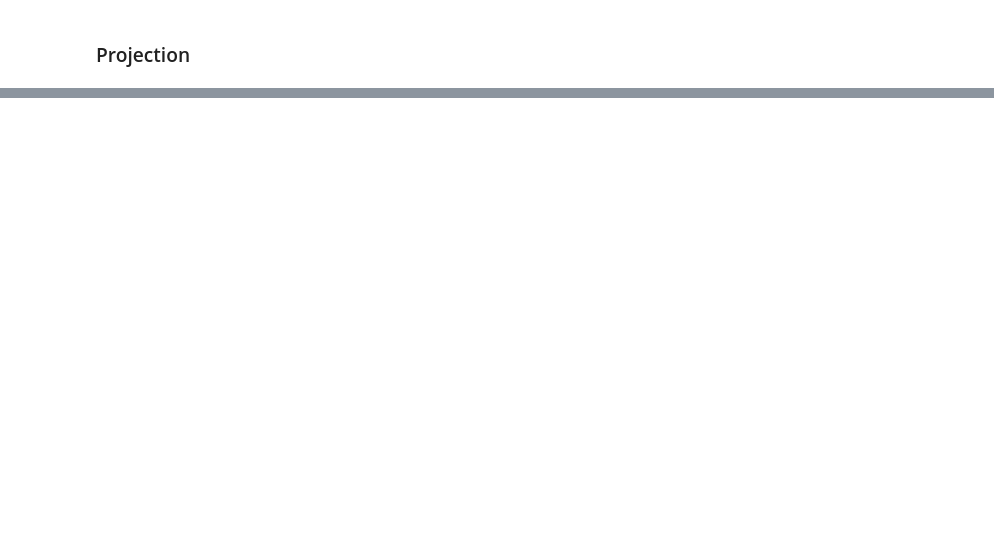
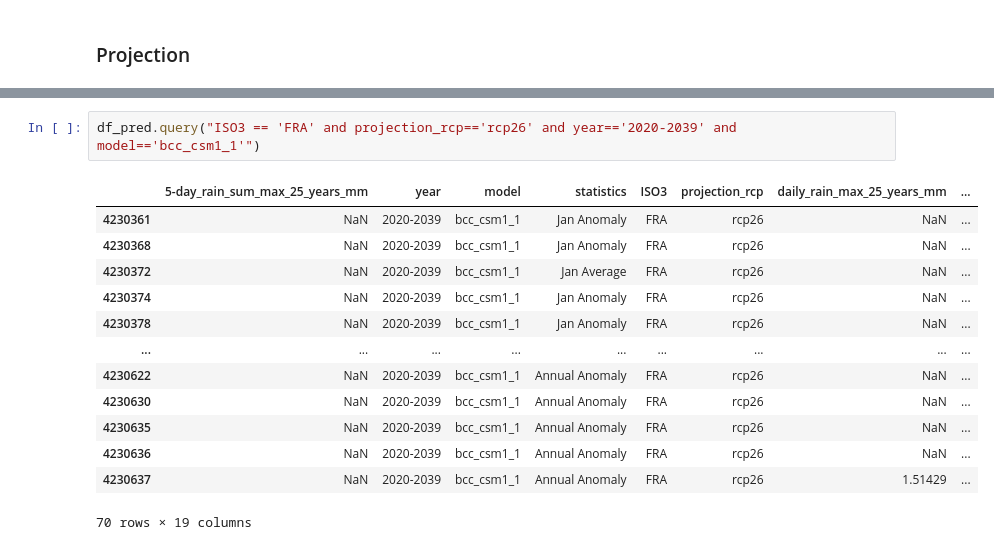
Before and after one commit to dataforgoodfr/batch8_worldbank, a Jupyter notebook: model_innondations/notebook/spark_pipeline_06a_cleaning_climateknowledgeportal.ipynb, the cells around one changed output, grey strips where cells are left out. Drawn from its saved outputs; the diff is of its cells as text; blank space fills up the shorter version.

```diff
--- a/model_innondations/notebook/spark_pipeline_06a_cleaning_climateknowledgeportal.ipynb
+++ b/model_innondations/notebook/spark_pipeline_06a_cleaning_climateknowledgeportal.ipynb
@@ -168,0 +274,16 @@ len(df_pred)
+# %%
+df_pred.query("ISO3 == 'FRA' and projection_rcp=='rcp26' and year=='2020-2039' and model=='bcc_csm1_1'")
+# %% [output]
+|  | 5-day_rain_sum_max_25_years_mm | year | model | statistics | ISO3 | projection_rcp | daily_rain_max_25_years_mm | ... |
+| 4230361 | NaN | 2020-2039 | bcc_csm1_1 | Jan Anomaly | FRA | rcp26 | NaN | ... |
+| 4230368 | NaN | 2020-2039 | bcc_csm1_1 | Jan Anomaly | FRA | rcp26 | NaN | ... |
+| 4230372 | NaN | 2020-2039 | bcc_csm1_1 | Jan Average | FRA | rcp26 | NaN | ... |
+| 4230374 | NaN | 2020-2039 | bcc_csm1_1 | Jan Anomaly | FRA | rcp26 | NaN | ... |
+| 4230378 | NaN | 2020-2039 | bcc_csm1_1 | Jan Anomaly | FRA | rcp26 | NaN | ... |
+| ... | ... | ... | ... | ... | ... | ... | ... | ... |
+| 4230622 | NaN | 2020-2039 | bcc_csm1_1 | Annual Anomaly | FRA | rcp26 | NaN | ... |
+| 4230630 | NaN | 2020-2039 | bcc_csm1_1 | Annual Anomaly | FRA | rcp26 | NaN | ... |
+| 4230635 | NaN | 2020-2039 | bcc_csm1_1 | Annual Anomaly | FRA | rcp26 | NaN | ... |
+| 4230636 | NaN | 2020-2039 | bcc_csm1_1 | Annual Anomaly | FRA | rcp26 | NaN | ... |
+| 4230637 | NaN | 2020-2039 | bcc_csm1_1 | Annual Anomaly | FRA | rcp26 | 1.51429 | ... |
+70 rows × 19 columns
```
Also changed, not shown: parts of 23 cells of this notebook, 2 other files.
